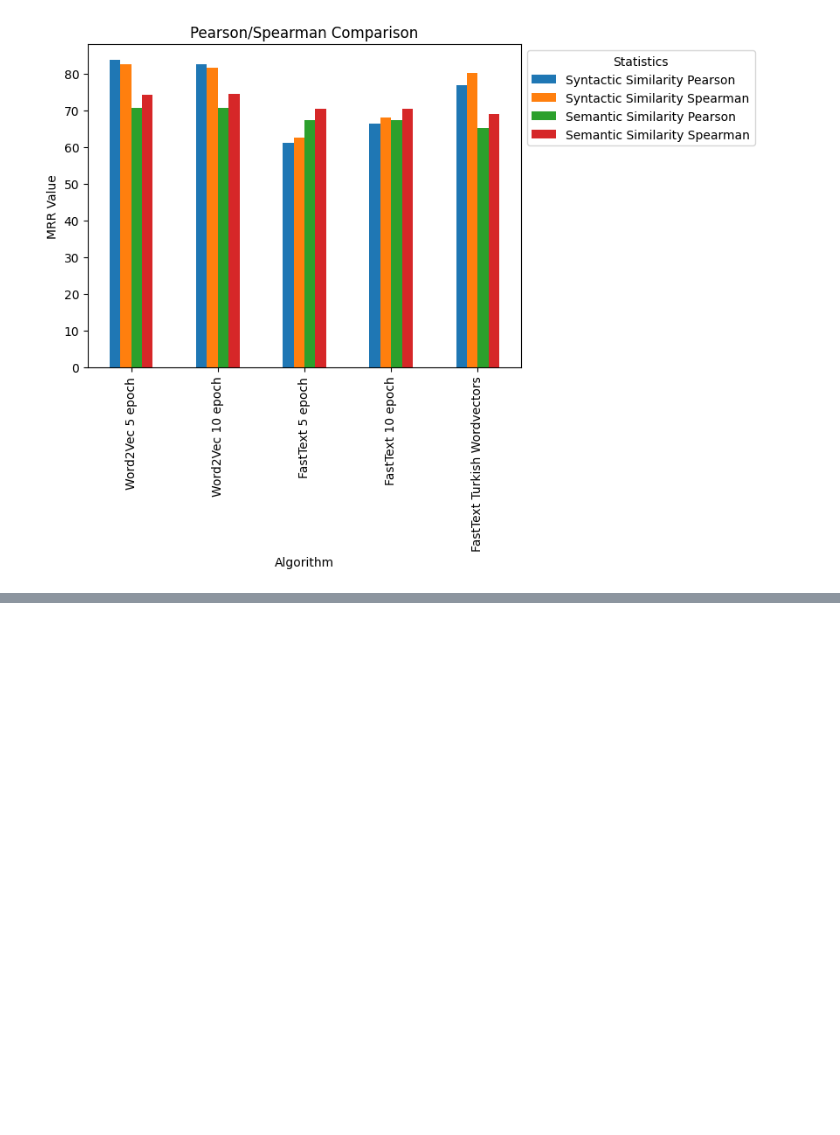
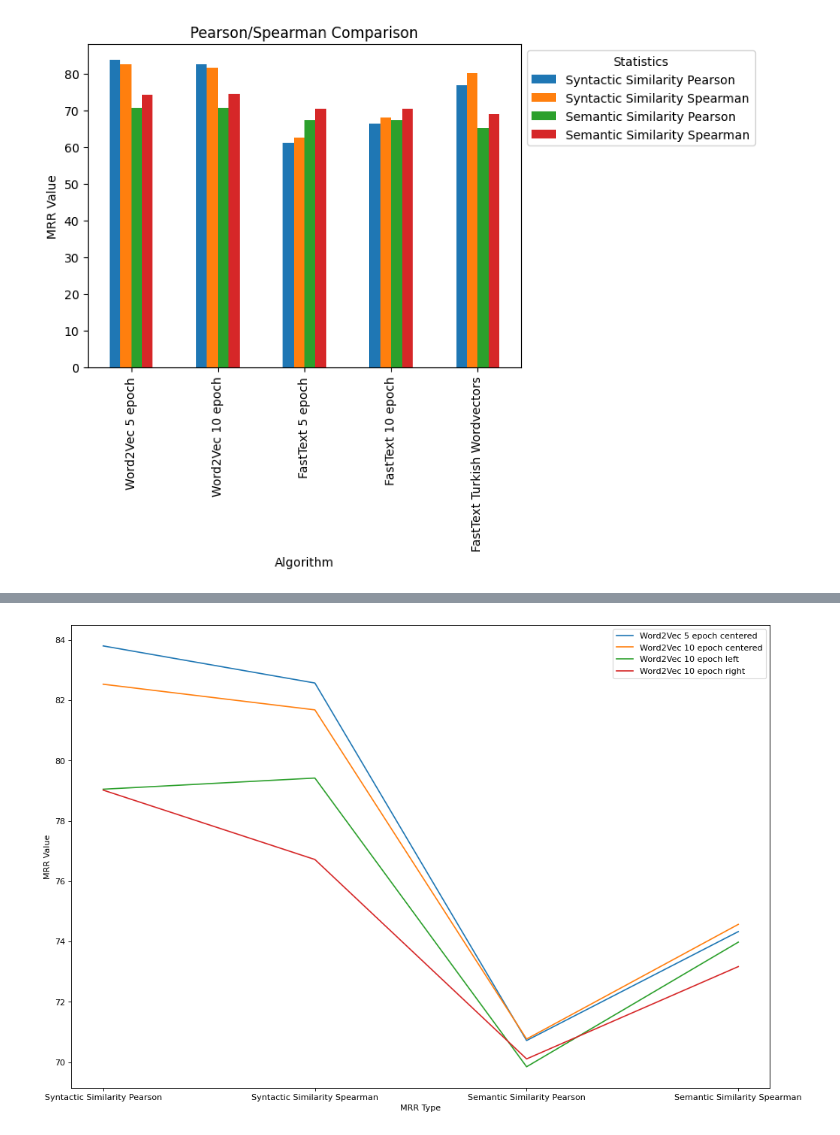
Before and after one commit to Turkish-Word-Embeddings/Word-Embeddings-Repository-for-Turkish, a Jupyter notebook: visualization/visualize.ipynb, the cells around one changed output, grey strips where cells are left out. Saved outputs shown, nothing was run; the diff lists cells and outputs as text; code cells hidden in the pictures; blank space fills up the shorter version.

```diff
--- a/visualization/visualize.ipynb
+++ b/visualization/visualize.ipynb
@@ -78,0 +107,13 @@ plt.show()
+# %%
+# Create a list of MRR types and their positions on the x-axis
+plt.figure(figsize=(15, 10), dpi=80)
+plt.plot(similaritydf.loc['Word2Vec 5 epoch centered'], label='Word2Vec 5 epoch centered')
+plt.plot(similaritydf.loc['Word2Vec 10 epoch centered'], label='Word2Vec 10 epoch centered')
+plt.plot(similaritydf.loc['Word2Vec 10 epoch left'], label='Word2Vec 10 epoch left')
+plt.plot(similaritydf.loc['Word2Vec 10 epoch right'], label='Word2Vec 10 epoch right')
+plt.legend()
+plt.xlabel('MRR Type')
+plt.ylabel('MRR Value')
+plt.show()
+# %% [output]
+[figure, added]
```
Also changed, not shown: parts of 5 cells of this notebook.
